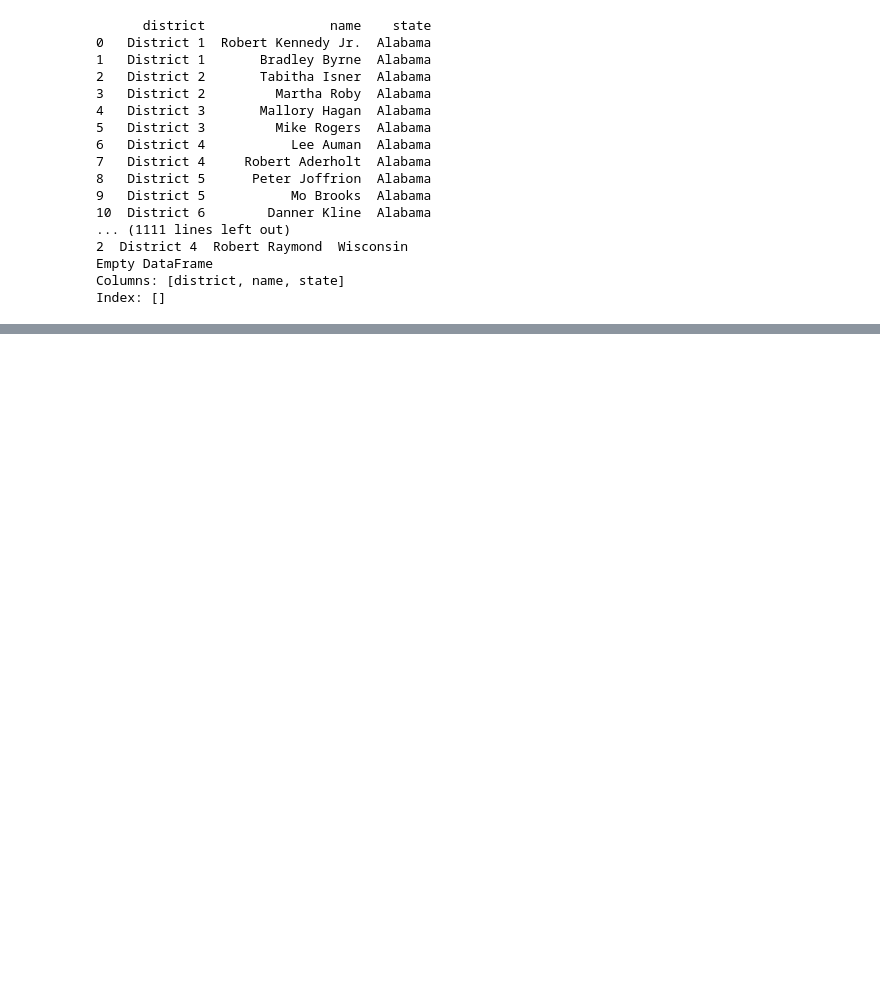
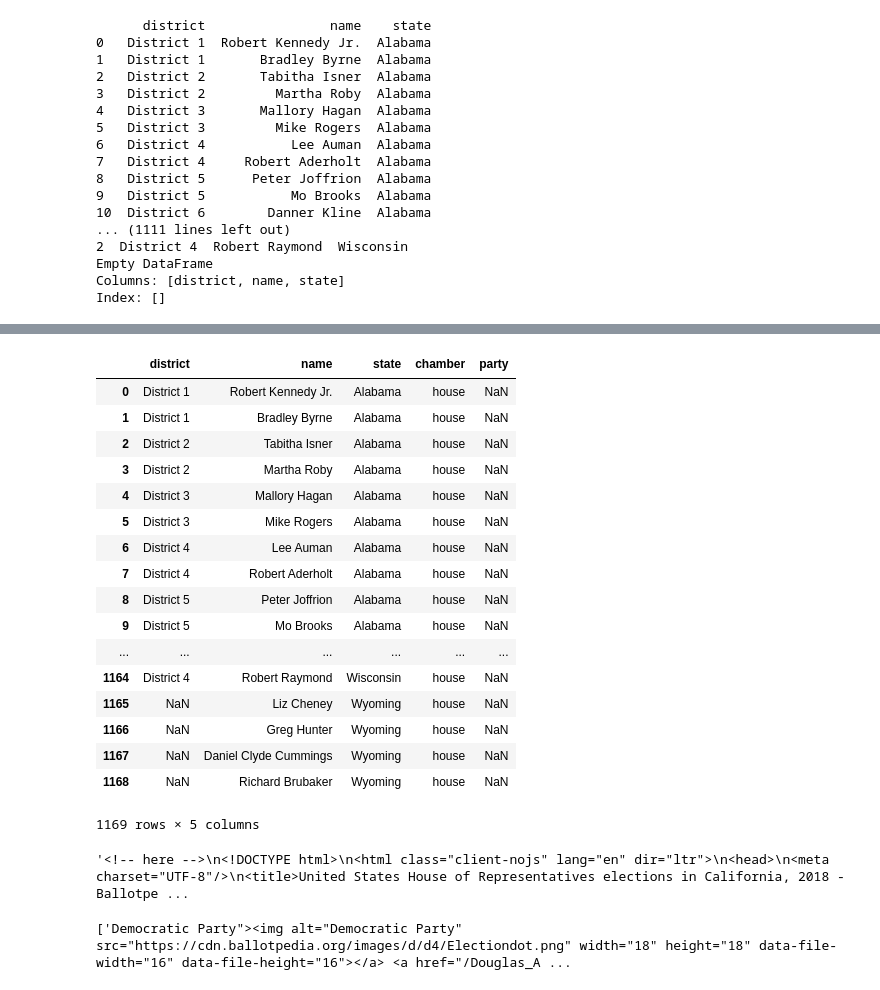
Before and after one commit to andrew-shackelford/Harvard_Twitter_Research_2018, a Jupyter notebook: midterm_candidate_scraper.ipynb, the cells around one changed output, grey strips where cells are left out. Cells and saved outputs as stored; diff of their text form; code cells hidden in the pictures; blank space fills up the shorter version.

```diff
--- a/midterm_candidate_scraper.ipynb
+++ b/midterm_candidate_scraper.ipynb
@@ -106,0 +132,23 @@ df.shape
+# %%
+house_df = df.loc[df.chamber == 'house']
+# %%
+house_df
+# %% [output]
+|  | district | name | state | chamber | party |
+| 0 | District 1 | Robert Kennedy Jr. | Alabama | house | NaN |
+| 1 | District 1 | Bradley Byrne | Alabama | house | NaN |
+| 2 | District 2 | Tabitha Isner | Alabama | house | NaN |
+| 3 | District 2 | Martha Roby | Alabama | house | NaN |
+| 4 | District 3 | Mallory Hagan | Alabama | house | NaN |
+| 5 | District 3 | Mike Rogers | Alabama | house | NaN |
+| 6 | District 4 | Lee Auman | Alabama | house | NaN |
+| 7 | District 4 | Robert Aderholt | Alabama | house | NaN |
+| 8 | District 5 | Peter Joffrion | Alabama | house | NaN |
+| 9 | District 5 | Mo Brooks | Alabama | house | NaN |
+| ... | ... | ... | ... | ... | ... |
+| 1164 | District 4 | Robert Raymond | Wisconsin | house | NaN |
+| 1165 | NaN | Liz Cheney | Wyoming | house | NaN |
+| 1166 | NaN | Greg Hunter | Wyoming | house | NaN |
+| 1167 | NaN | Daniel Clyde Cummings | Wyoming | house | NaN |
+| 1168 | NaN | Richard Brubaker | Wyoming | house | NaN |
+1169 rows × 5 columns
@@ -106,0 +161,8 @@ df.shape
+# %%
+html
+# %% [output]
+'<!-- here -->\n<!DOCTYPE html>\n<html class="client-nojs" lang="en" dir="ltr">\n<head>\n<meta charset="UTF-8"/>\n<title>United States House of Representatives elections in California, 2018 - Ballotpe ...
+# %%
+re.findall(r"Democratic Party.*?Diane Harkey", html)
+# %% [output]
+['Democratic Party"><img alt="Democratic Party" src="https://cdn.ballotpedia.org/images/d/d4/Electiondot.png" width="18" height="18" data-file-width="16" data-file-height="16"></a> <a href="/Douglas_A ...
```
Also changed, not shown: parts of 22 cells of this notebook.
